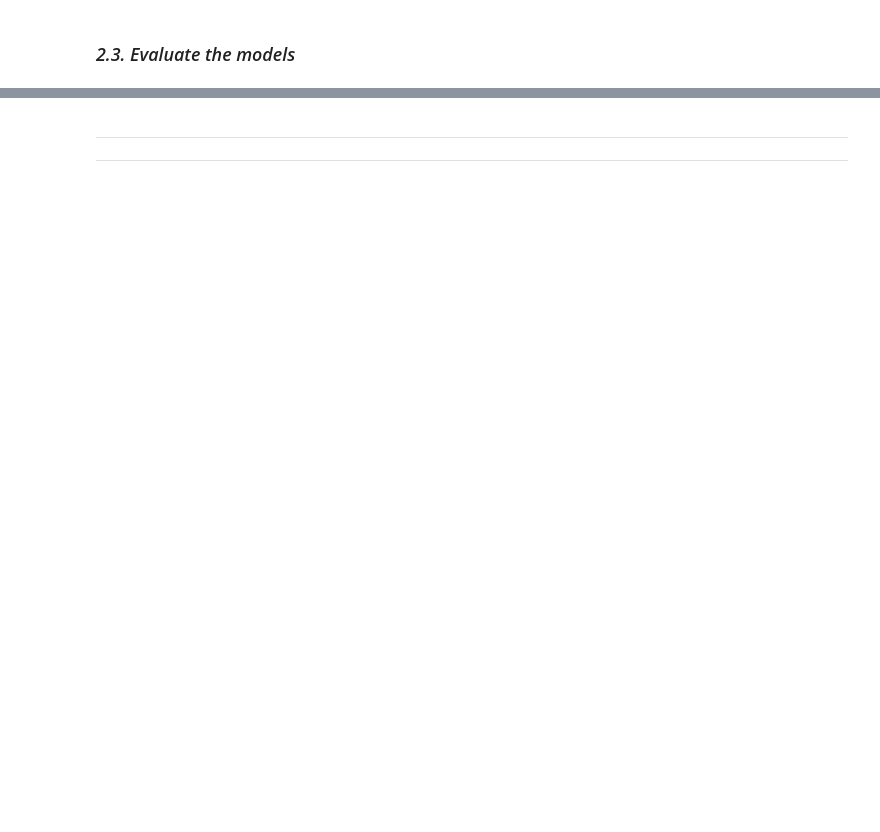
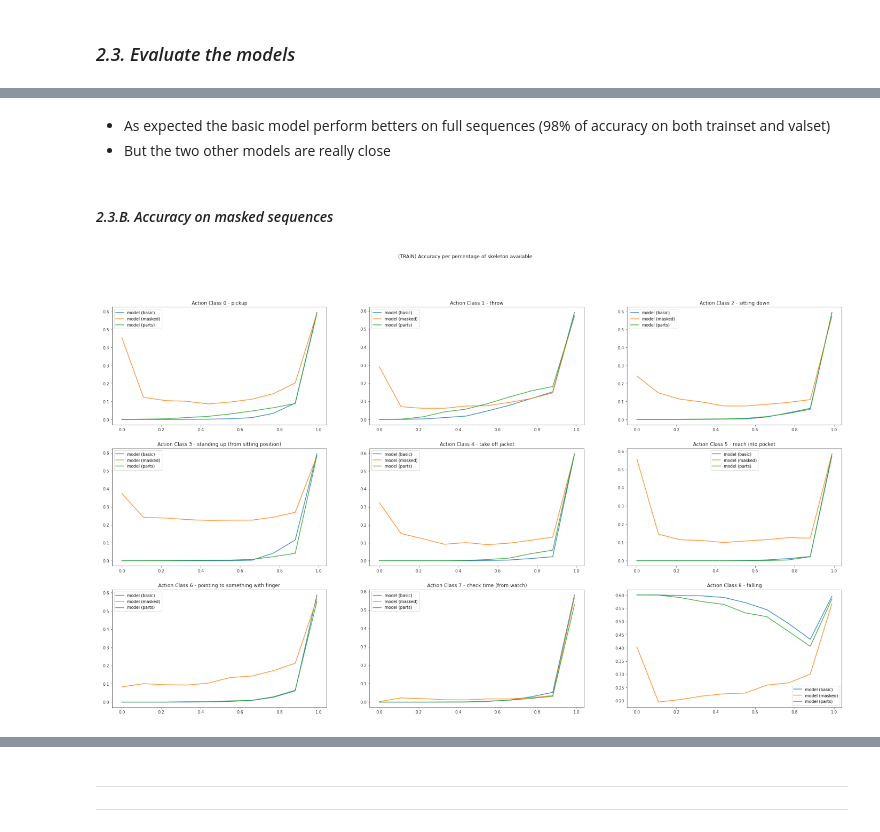
Before and after one commit to anthony-kobanda/human-action-recognition, a Jupyter notebook: model.ipynb, the cells around one changed output, grey strips where cells are left out. Drawn from its saved outputs; the diff is of its cells as text; code cells hidden in the pictures; blank space fills up the shorter version.

```diff
--- a/model.ipynb
+++ b/model.ipynb
@@ -686,0 +676,5 @@ Let's find optimal parameters for this simple model among a relatively small set
+# %% [markdown]
+* As expected the basic model perform betters on full sequences (98% of accuracy on both trainset and valset)
+* But the two other models are really close
+# %% [markdown]
+#### *2.3.B. Accuracy on masked sequences*
@@ -686,0 +723,42 @@ Let's find optimal parameters for this simple model among a relatively small set
+# %%
+if False:
+
+    train_results_per_masked_percentage = [
+        accuracy_per_masked_percentage([model_LSTM03D, model_LSTM03D_masked, model_LSTM03D_part], train_dataset3D, action_class=elem) for elem in range(len(classes))
+    ]
+
+    val_results_per_masked_percentage = [
+        accuracy_per_masked_percentage([model_LSTM03D, model_LSTM03D_masked, model_LSTM03D_part], val_dataset3D, action_class=elem) for elem in range(len(classes))
+    ]
+# %%
+if False:
+
+    plt.clf()
+
+    fig, ax = plt.subplots(nrows=3, ncols=3)
+    fig.set_figheight(18)
+    fig.set_figwidth(32)
+
+    x = np.linspace(start=0.0, stop=0.99, num=10)
+
+    for i in range(len(classes)):
+
+        ax[i//3][i%3].set_title("Action Class {} - {}".format(i, actions[classes[i]]))
+        accuracies = train_results_per_masked_percentage[i]
+        ax[i//3][i%3].plot(x, accuracies[0], label="model (basic)")
+        ax[i//3][i%3].plot(x, accuracies[1], label="model (masked)")
+        ax[i//3][i%3].plot(x, accuracies[2], label="model (parts)")
+        ax[i//3][i%3].legend()
+
+    fig.suptitle("(TRAIN) Accuracy per percentage of skeleton available")
+    plt.savefig("./assets/acc_per_skeleton_percentage_train.png")
+    plt.show()
+
+else:
+
+    img = plt.imread("./assets/acc_per_skeleton_percentage_train.png")
+    plt.figure(figsize=(25,32))
+    plt.imshow(img)
+    plt.axis("off")
+# %% [output]
+[figure, added]
```
Also changed, not shown: parts of 82 cells of this notebook, 16 other files.
